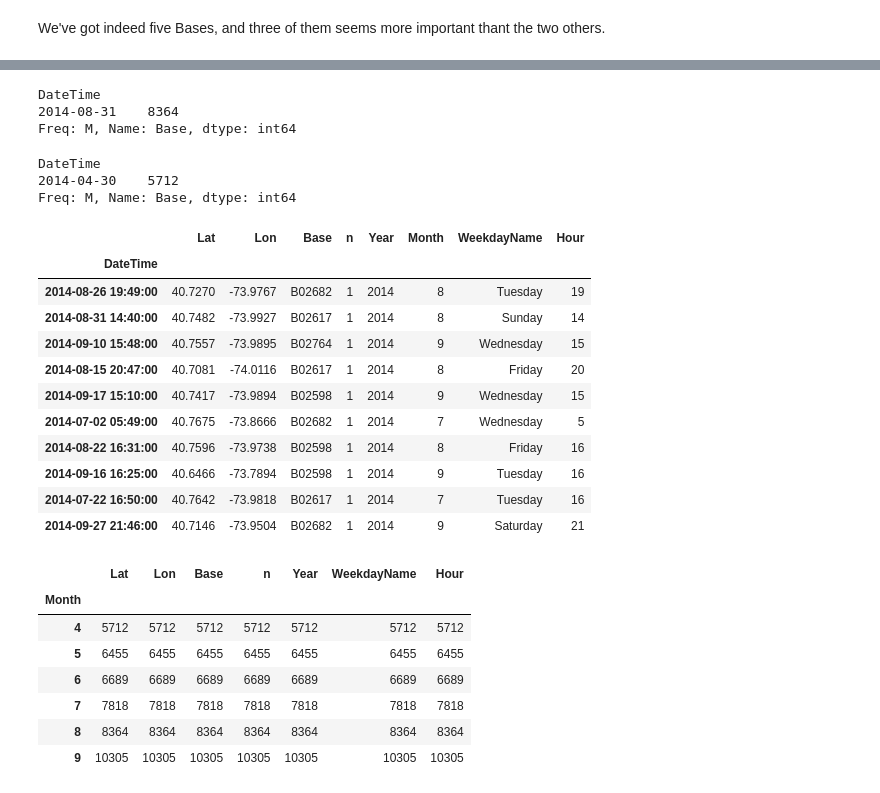
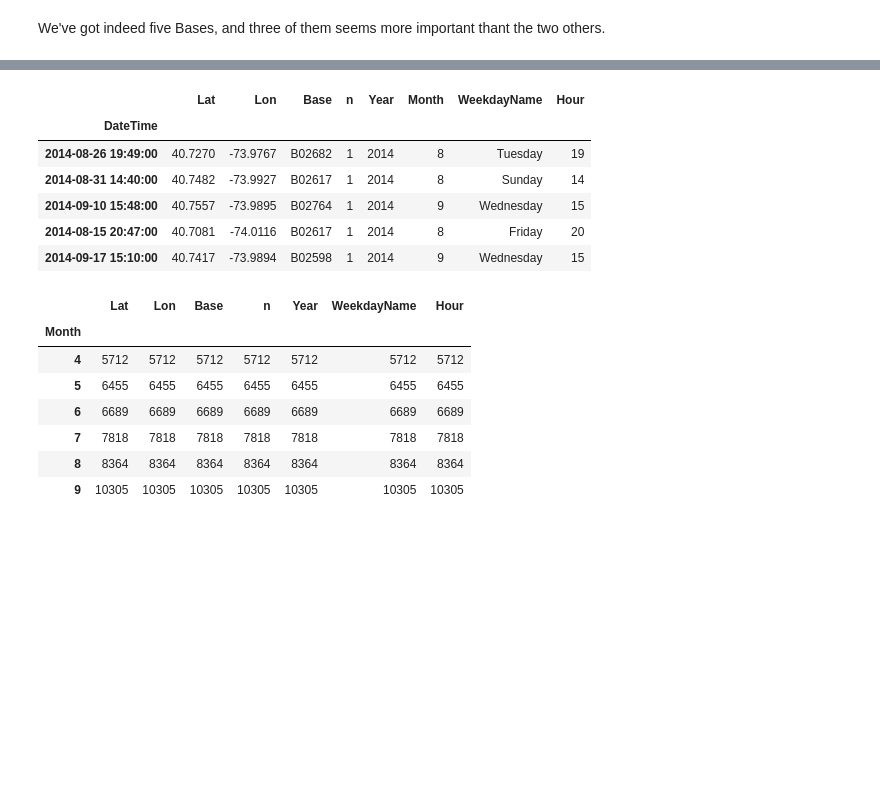
Before and after one commit to yrahan/uber, a Jupyter notebook: Uber Data Analysis Project.ipynb, the cells around one changed output, grey strips where cells are left out. Drawn from its saved outputs; the diff is of its cells as text; code cells hidden in the pictures; blank space fills up the shorter version.

```diff
--- a/Uber Data Analysis Project.ipynb
+++ b/Uber Data Analysis Project.ipynb
@@ -299,15 +237,3 @@ data_2014.Base['2014-08'].resample('D').count().plot()
-# %%
-data_2014.Base['2014-08'].resample('M').count()
-# %% [output]
-DateTime
-2014-08-31    8364
-Freq: M, Name: Base, dtype: int64
-# %%
-data_2014.Base['2014-04'].resample('M').count()
-# %% [output]
-DateTime
-2014-04-30    5712
-Freq: M, Name: Base, dtype: int64
 # %%
 # Add columns with year, month, and weekday name
 data_2014['Year'] = data_2014.index.year
@@ -318,20 +244,15 @@ data_2014['WeekdayName'] = pd.Categorical(data_2014.index.weekday_name, categori
     ordered=True)
 data_2014['Hour'] = data_2014.index.hour
 # %%
-data_2014.head(10)
+data_2014.head(5)
 # %% [output]
 |  | Lat | Lon | Base | n | Year | Month | WeekdayName | Hour |
 | DateTime |  |  |  |  |  |  |  |  |
 | 2014-08-26 19:49:00 | 40.7270 | -73.9767 | B02682 | 1 | 2014 | 8 | Tuesday | 19 |
 | 2014-08-31 14:40:00 | 40.7482 | -73.9927 | B02617 | 1 | 2014 | 8 | Sunday | 14 |
 | 2014-09-10 15:48:00 | 40.7557 | -73.9895 | B02764 | 1 | 2014 | 9 | Wednesday | 15 |
 | 2014-08-15 20:47:00 | 40.7081 | -74.0116 | B02617 | 1 | 2014 | 8 | Friday | 20 |
 | 2014-09-17 15:10:00 | 40.7417 | -73.9894 | B02598 | 1 | 2014 | 9 | Wednesday | 15 |
-| 2014-07-02 05:49:00 | 40.7675 | -73.8666 | B02682 | 1 | 2014 | 7 | Wednesday | 5 |
-| 2014-08-22 16:31:00 | 40.7596 | -73.9738 | B02598 | 1 | 2014 | 8 | Friday | 16 |
-| 2014-09-16 16:25:00 | 40.6466 | -73.7894 | B02598 | 1 | 2014 | 9 | Tuesday | 16 |
-| 2014-07-22 16:50:00 | 40.7642 | -73.9818 | B02617 | 1 | 2014 | 7 | Tuesday | 16 |
-| 2014-09-27 21:46:00 | 40.7146 | -73.9504 | B02682 | 1 | 2014 | 9 | Saturday | 21 |
 # %%
 data_2014.groupby('Month').count()
 # %% [output]
```
Also changed, not shown: parts of 32 cells of this notebook.
